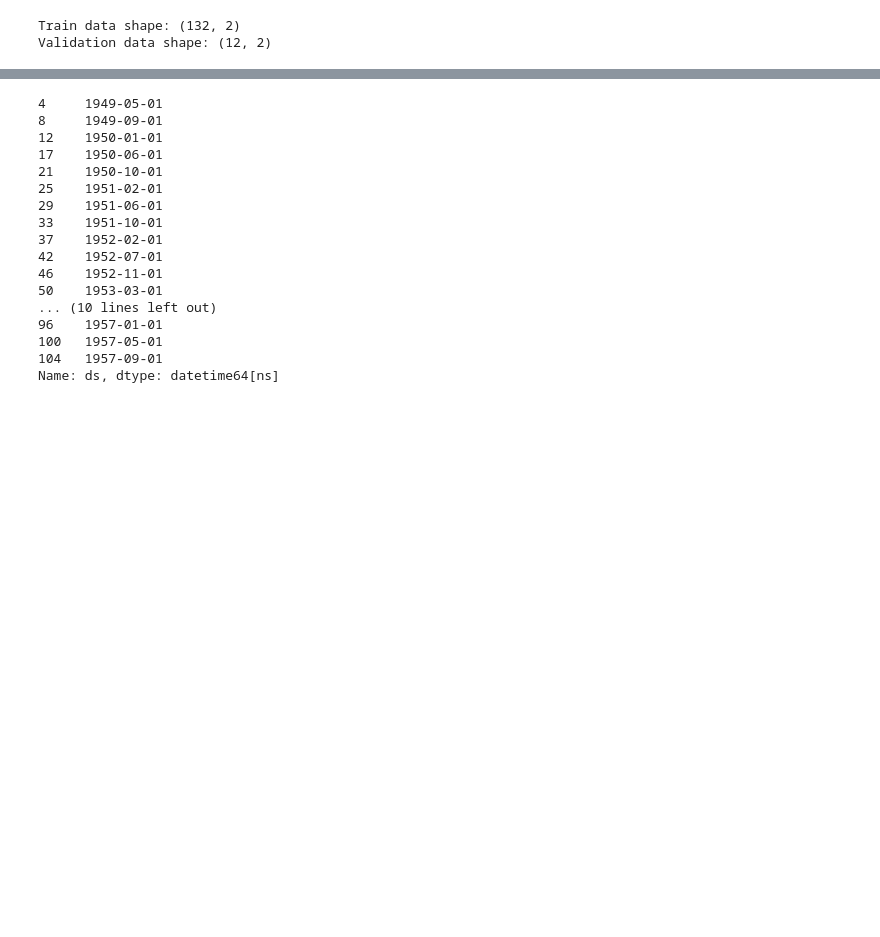
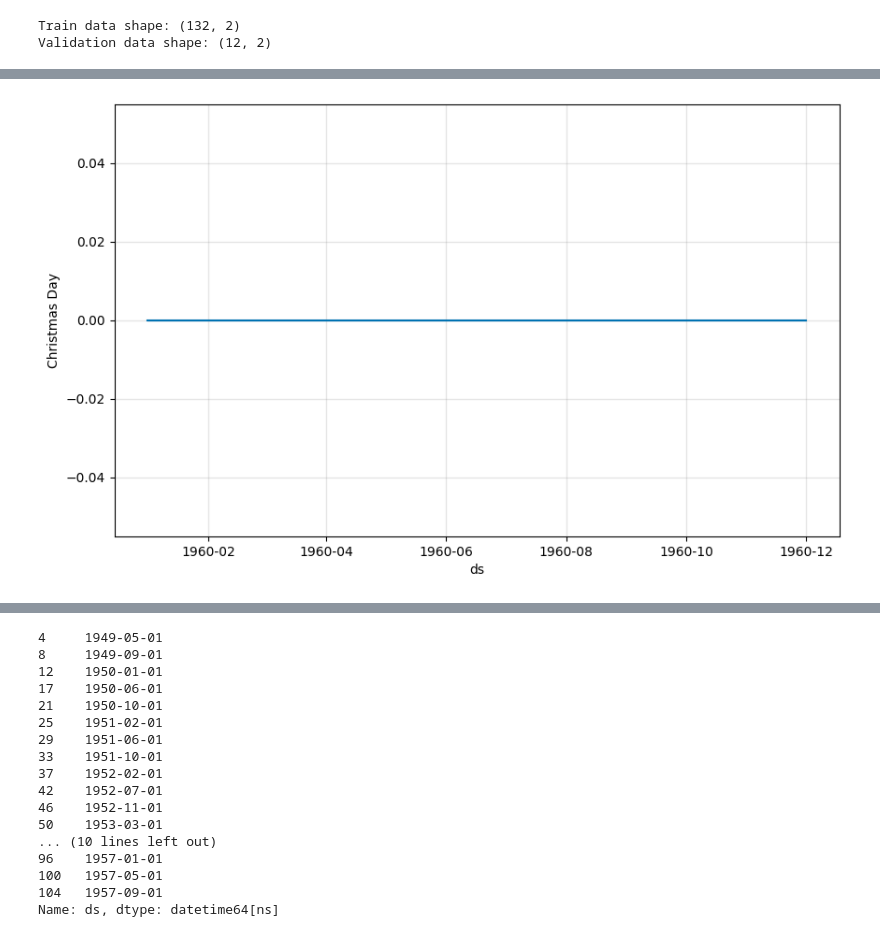
Before and after one commit to alliwene/time-series-prophet, a Jupyter notebook: air-passengers.ipynb, the cells around one changed output, grey strips where cells are left out. Drawn from its saved outputs; the diff is of its cells as text; code cells hidden in the pictures; blank space fills up the shorter version.

```diff
--- a/air-passengers.ipynb
+++ b/air-passengers.ipynb
@@ -110,0 +142,4 @@ model.plot_components(forecast)
+# %%
+fig = plot_forecast_component(model, forecast, 'Christmas Day')
+# %% [output]
+[figure, added]
```
Also changed, not shown: parts of 17 cells of this notebook, 1 other file.
